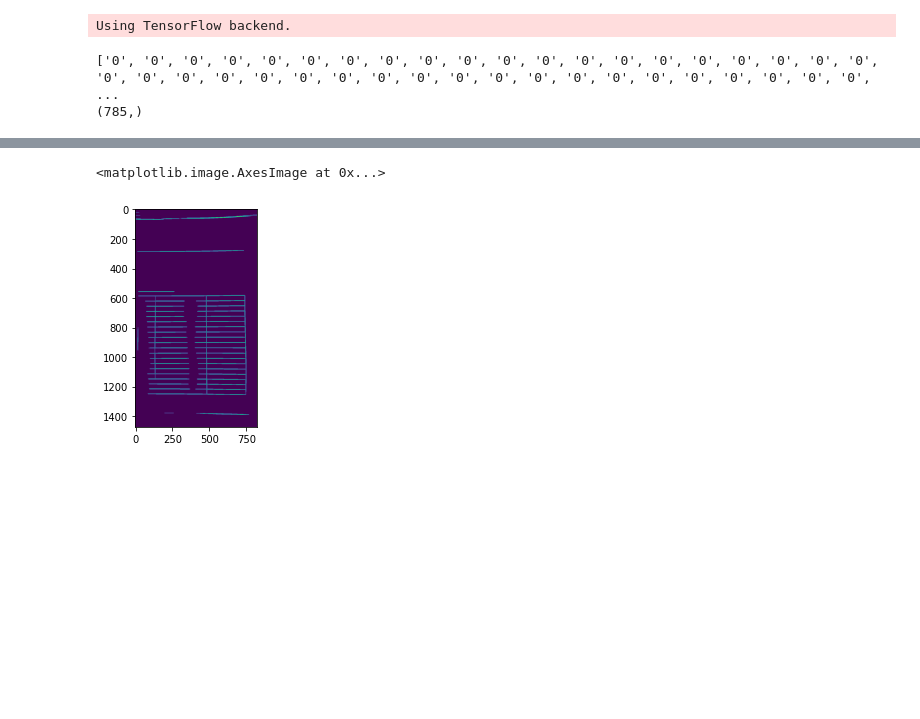
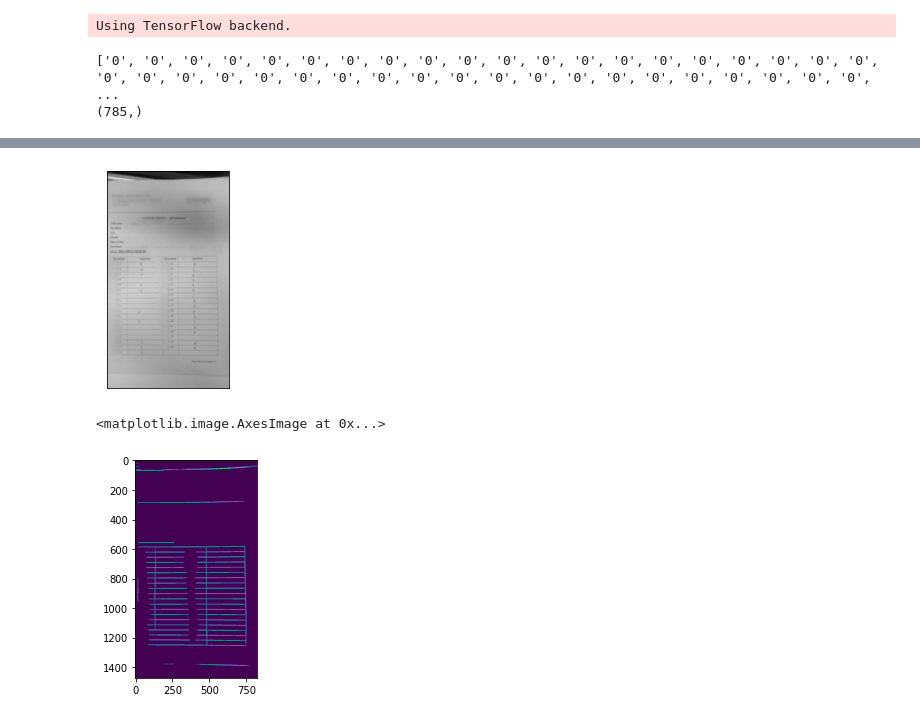
Before and after one commit to datdinh173011/abc, a Jupyter notebook: Datndchuviettay.ipynb, the cells around one changed output, grey strips where cells are left out. Cells and saved outputs as stored; diff of their text form; code cells hidden in the pictures; blank space fills up the shorter version.

```diff
--- a/Datndchuviettay.ipynb
+++ b/Datndchuviettay.ipynb
@@ -203 +224,10 @@ print(score)
+# %%
+#Xac định bài toán object detection
+
+img = cv2.imread("./anhtracnghiem.jpg",0)
+plt.imshow(img, cmap = 'gray', interpolation = 'bicubic')
+plt.xticks([]), plt.yticks([])  # to hide tick values on X and Y axis
+plt.show()
+# %% [output]
+[figure, added]
 # %%
```
Also changed, not shown: parts of 24 cells of this notebook.
